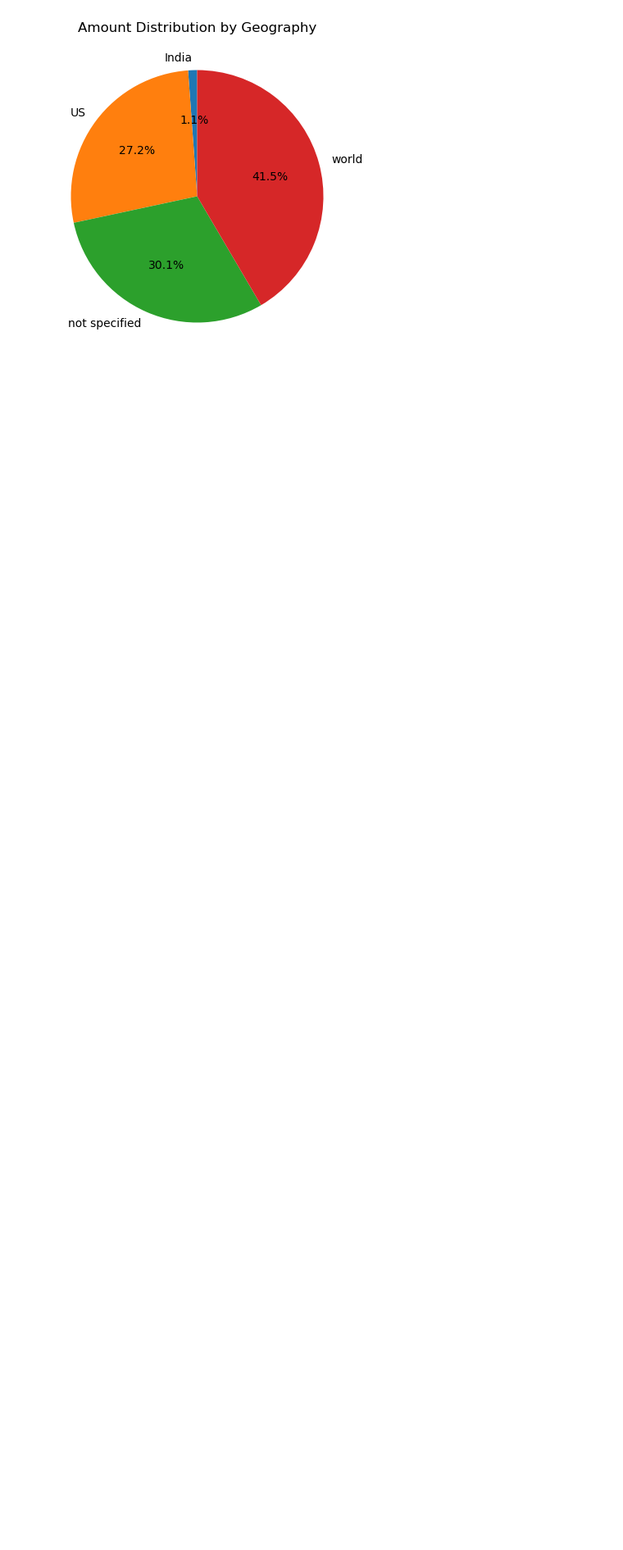
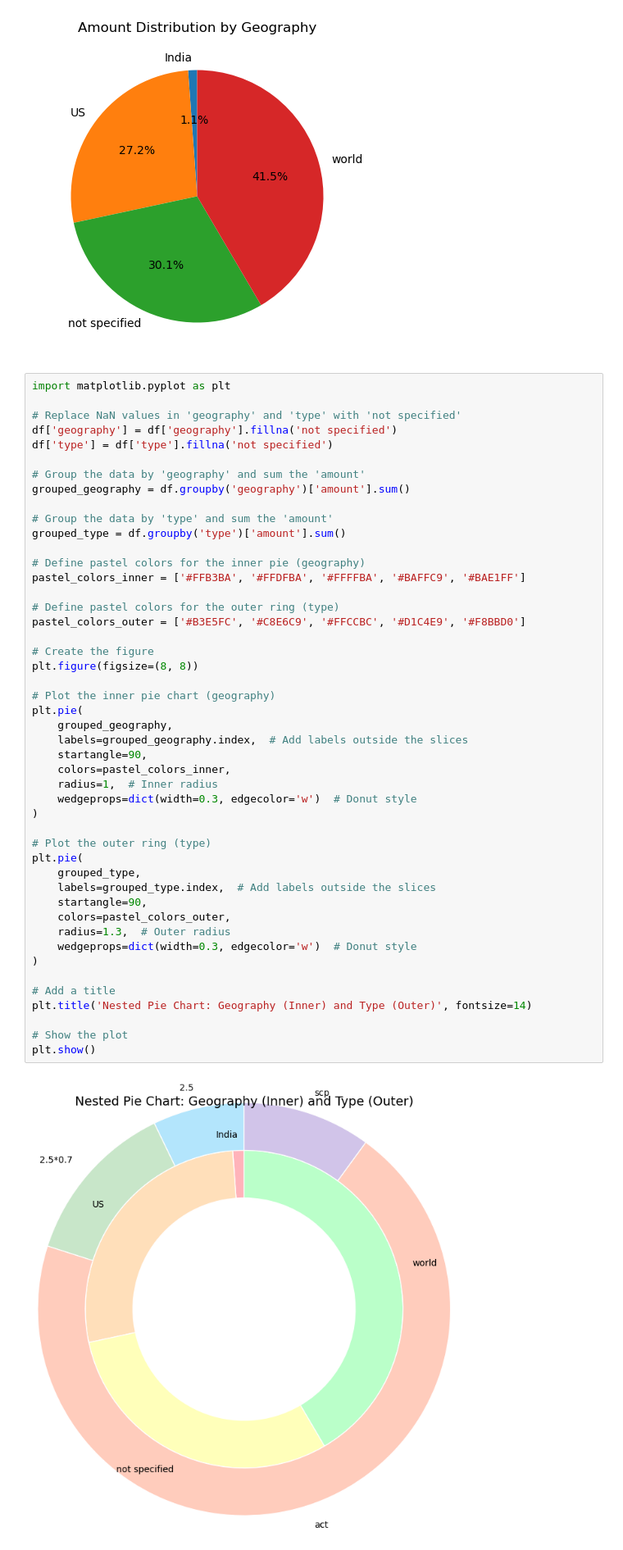
Before and after one commit to dfrome/persoFinViz, a Jupyter notebook: src/notebooks/visualize_01.ipynb, the cells around one changed output. Shown at 82% size. Saved outputs shown, nothing was run; the diff lists cells and outputs as text; blank space fills up the shorter version.

```diff
--- a/src/notebooks/visualize_01.ipynb
+++ b/src/notebooks/visualize_01.ipynb
@@ -45,3 +150,52 @@ grouped_data.plot.pie(
 plt.show()
 # %% [output]
 [figure]
+# %%
+import matplotlib.pyplot as plt
+
+# Replace NaN values in 'geography' and 'type' with 'not specified'
+df['geography'] = df['geography'].fillna('not specified')
+df['type'] = df['type'].fillna('not specified')
+
+# Group the data by 'geography' and sum the 'amount'
+grouped_geography = df.groupby('geography')['amount'].sum()
+
+# Group the data by 'type' and sum the 'amount'
+grouped_type = df.groupby('type')['amount'].sum()
+
+# Define pastel colors for the inner pie (geography)
+pastel_colors_inner = ['#FFB3BA', '#FFDFBA', '#FFFFBA', '#BAFFC9', '#BAE1FF']
+
+# Define pastel colors for the outer ring (type)
+pastel_colors_outer = ['#B3E5FC', '#C8E6C9', '#FFCCBC', '#D1C4E9', '#F8BBD0']
+
+# Create the figure
+plt.figure(figsize=(8, 8))
+
+# Plot the inner pie chart (geography)
+plt.pie(
+    grouped_geography,
+    labels=grouped_geography.index,  # Add labels outside the slices
+    startangle=90,
+    colors=pastel_colors_inner,
+    radius=1,  # Inner radius
+    wedgeprops=dict(width=0.3, edgecolor='w')  # Donut style
+)
+
+# Plot the outer ring (type)
+plt.pie(
+    grouped_type,
+    labels=grouped_type.index,  # Add labels outside the slices
+    startangle=90,
+    colors=pastel_colors_outer,
+    radius=1.3,  # Outer radius
+    wedgeprops=dict(width=0.3, edgecolor='w')  # Donut style
+)
+
+# Add a title
+plt.title('Nested Pie Chart: Geography (Inner) and Type (Outer)', fontsize=14)
+
+# Show the plot
+plt.show()
+# %% [output]
+[figure, added]
```
Also changed, not shown: parts of 3 cells of this notebook.
